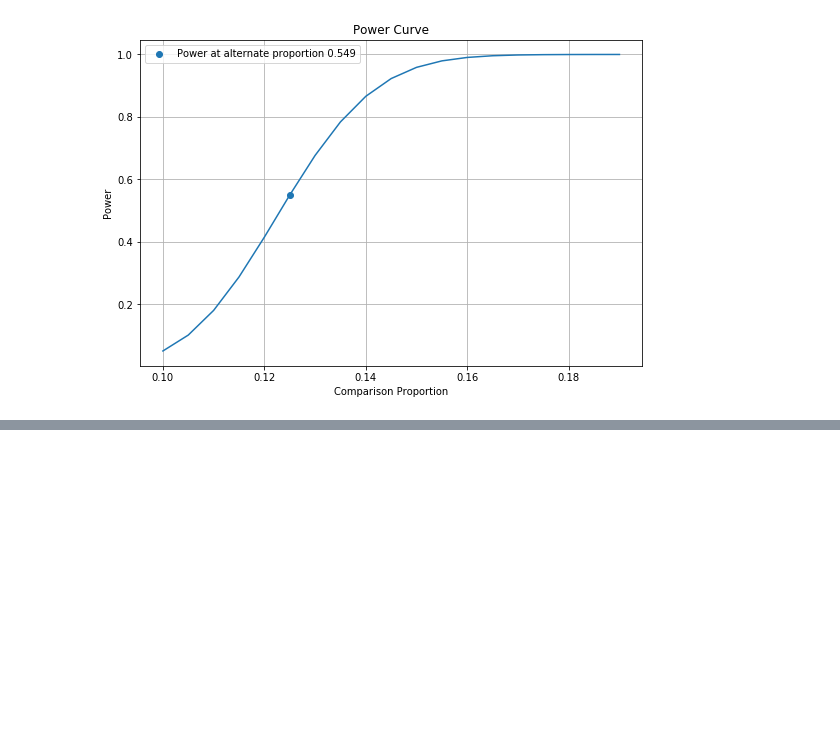
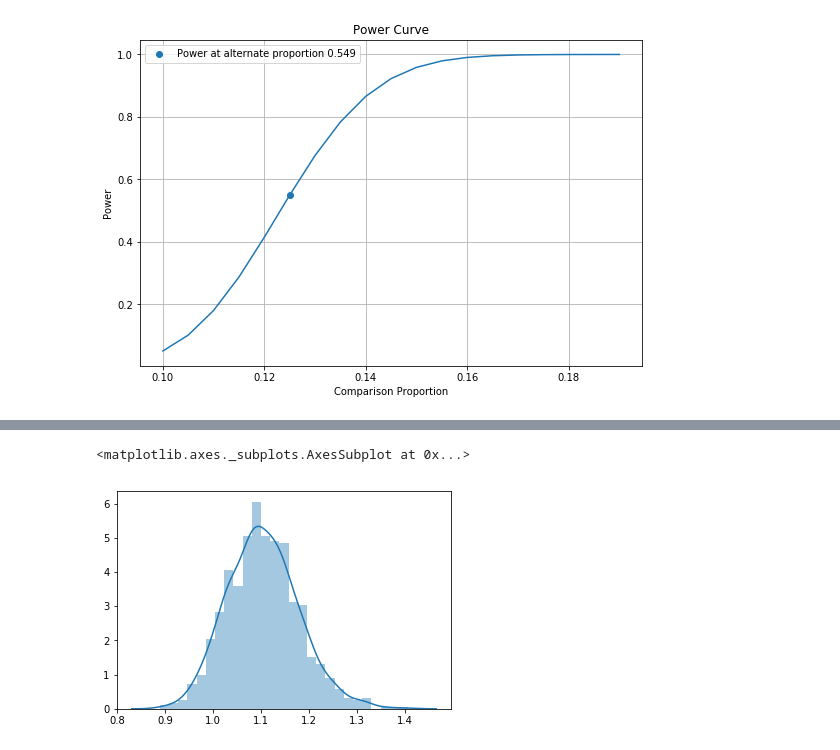
Before and after one commit to AdiVarma27/pyAB, a Jupyter notebook: Example.ipynb, the cells around one changed output, grey strips where cells are left out. Saved outputs shown, nothing was run; the diff lists cells and outputs as text; code cells hidden in the pictures; blank space fills up the shorter version.

```diff
--- a/Example.ipynb
+++ b/Example.ipynb
@@ -50,0 +52,5 @@ ____________
+# %%
+sns.distplot(a.uplift_distribution)
+# %% [output]
+<matplotlib.axes._subplots.AxesSubplot at 0x...>
+[figure, added]
```
Also changed, not shown: parts of 3 cells of this notebook, 1 other file.
